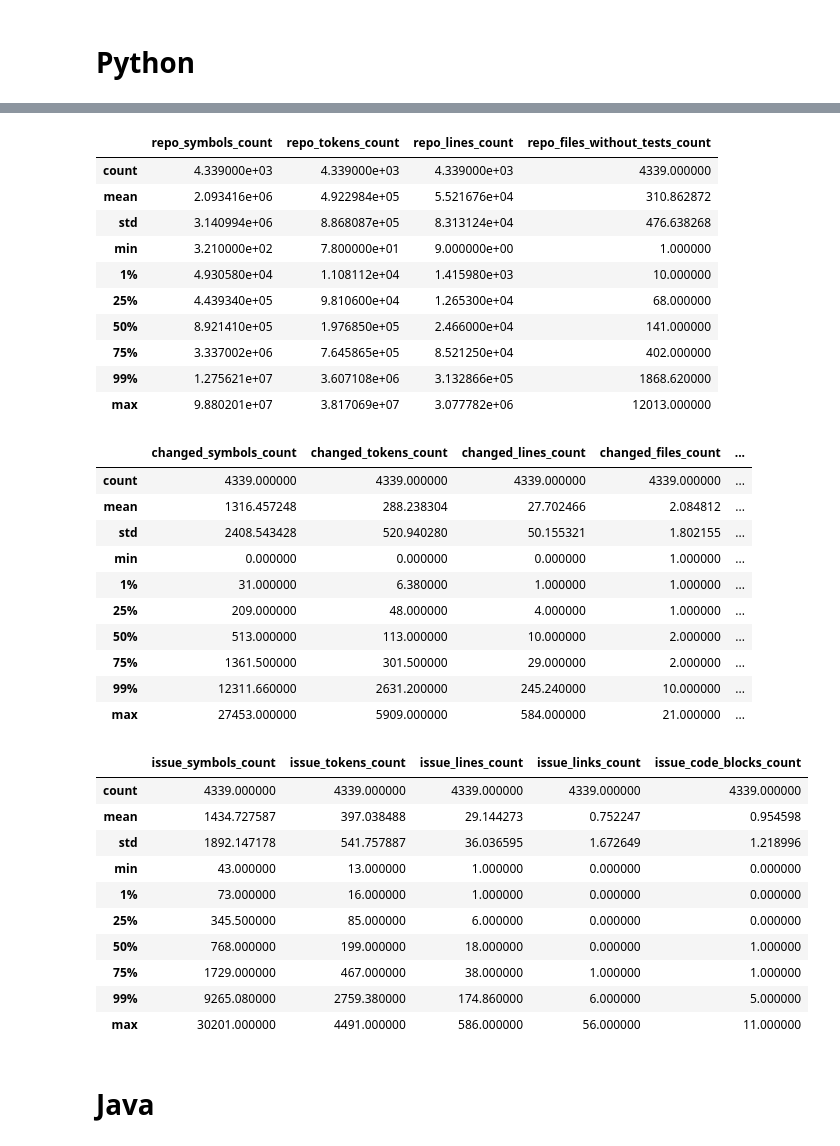
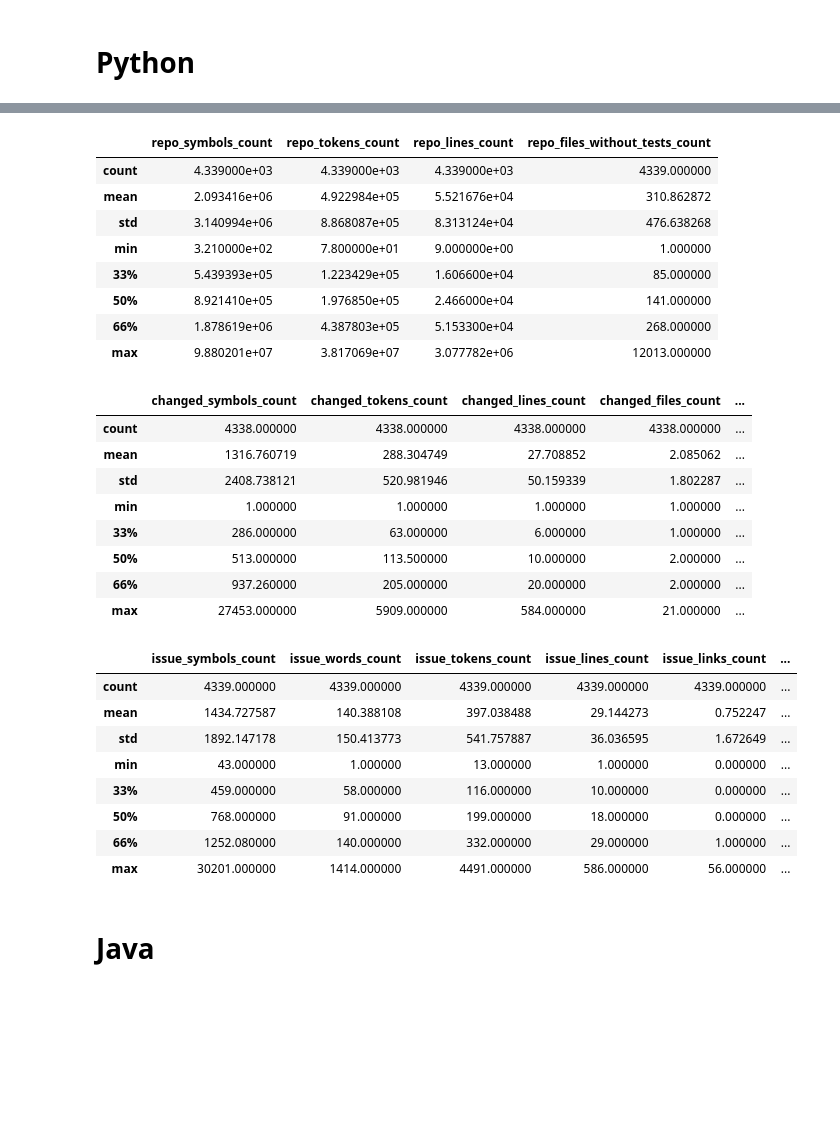
Before and after one commit to JetBrains-Research/lca-baselines, a Jupyter notebook: bug_localization/src/notebooks/final_data_analysis.ipynb, the cells around one changed output, grey strips where cells are left out. Saved outputs shown, nothing was run; the diff lists cells and outputs as text; code cells hidden in the pictures; blank space fills up the shorter version.

```diff
--- a/bug_localization/src/notebooks/final_data_analysis.ipynb
+++ b/bug_localization/src/notebooks/final_data_analysis.ipynb
@@ -34,7 +34,7 @@ You can remove this warning by passing 'verification_mode=no_checks' instead.
 # %%
 repos_columns = ['repo_symbols_count', 'repo_tokens_count', 'repo_lines_count', 'repo_files_without_tests_count']
 diff_columns = ['changed_symbols_count', 'changed_tokens_count', 'changed_lines_count', 'changed_files_count', 'changed_files_without_tests_count']
-issue_columns = ['issue_symbols_count', 'issue_tokens_count', 'issue_lines_count', 'issue_links_count', 'issue_code_blocks_count']
+issue_columns = ['issue_symbols_count', 'issue_words_count', 'issue_tokens_count', 'issue_lines_count', 'issue_links_count', 'issue_code_blocks_count']
 # %%
 print("Data point count:")
 print("total:", len(dfs['py']) + len(dfs['java']) + len(dfs['kt']) + len(dfs['mixed']))
@@ -81,45 +81,39 @@ dfs['py'][:5]
 # %%
-dfs['py'][repos_columns].describe(percentiles=[.01, .25, .5, .75, .99])
+dfs['py'][repos_columns].describe(percentiles=[.33, .66])
 # %% [output]
 |  | repo_symbols_count | repo_tokens_count | repo_lines_count | repo_files_without_tests_count |
 | count | 4.339000e+03 | 4.339000e+03 | 4.339000e+03 | 4339.000000 |
 | mean | 2.093416e+06 | 4.922984e+05 | 5.521676e+04 | 310.862872 |
 | std | 3.140994e+06 | 8.868087e+05 | 8.313124e+04 | 476.638268 |
 | min | 3.210000e+02 | 7.800000e+01 | 9.000000e+00 | 1.000000 |
-| 1% | 4.930580e+04 | 1.108112e+04 | 1.415980e+03 | 10.000000 |
-| 25% | 4.439340e+05 | 9.810600e+04 | 1.265300e+04 | 68.000000 |
+| 33% | 5.439393e+05 | 1.223429e+05 | 1.606600e+04 | 85.000000 |
 | 50% | 8.921410e+05 | 1.976850e+05 | 2.466000e+04 | 141.000000 |
-| 75% | 3.337002e+06 | 7.645865e+05 | 8.521250e+04 | 402.000000 |
-| 99% | 1.275621e+07 | 3.607108e+06 | 3.132866e+05 | 1868.620000 |
+| 66% | 1.878619e+06 | 4.387803e+05 | 5.153300e+04 | 268.000000 |
 | max | 9.880201e+07 | 3.817069e+07 | 3.077782e+06 | 12013.000000 |
 # %%
-dfs['py'][diff_columns].describe(percentiles=[.01, .25, .5, .75, .99])
+dfs['py'][diff_columns].describe(percentiles=[.33, .66])
 # %% [output]
 |  | changed_symbols_count | changed_tokens_count | changed_lines_count | changed_files_count | ... |
-| count | 4339.000000 | 4339.000000 | 4339.000000 | 4339.000000 | ... |
-| mean | 1316.457248 | 288.238304 | 27.702466 | 2.084812 | ... |
-| std | 2408.543428 | 520.940280 | 50.155321 | 1.802155 | ... |
-| min | 0.000000 | 0.000000 | 0.000000 | 1.000000 | ... |
-| 1% | 31.000000 | 6.380000 | 1.000000 | 1.000000 | ... |
-| 25% | 209.000000 | 48.000000 | 4.000000 | 1.000000 | ... |
-| 50% | 513.000000 | 113.000000 | 10.000000 | 2.000000 | ... |
-| 75% | 1361.500000 | 301.500000 | 29.000000 | 2.000000 | ... |
-| 99% | 12311.660000 | 2631.200000 | 245.240000 | 10.000000 | ... |
+| count | 4338.000000 | 4338.000000 | 4338.000000 | 4338.000000 | ... |
+| mean | 1316.760719 | 288.304749 | 27.708852 | 2.085062 | ... |
+| std | 2408.738121 | 520.981946 | 50.159339 | 1.802287 | ... |
+| min | 1.000000 | 1.000000 | 1.000000 | 1.000000 | ... |
+| 33% | 286.000000 | 63.000000 | 6.000000 | 1.000000 | ... |
+| 50% | 513.000000 | 113.500000 | 10.000000 | 2.000000 | ... |
+| 66% | 937.260000 | 205.000000 | 20.000000 | 2.000000 | ... |
 | max | 27453.000000 | 5909.000000 | 584.000000 | 21.000000 | ... |
 # %%
-dfs['py'][issue_columns].describe(percentiles=[.01, .25, .5, .75, .99])
+dfs['py'][issue_columns].describe(percentiles=[.33, .66])
 # %% [output]
-|  | issue_symbols_count | issue_tokens_count | issue_lines_count | issue_links_count | issue_code_blocks_count |
-| count | 4339.000000 | 4339.000000 | 4339.000000 | 4339.000000 | 4339.000000 |
-| mean | 1434.727587 | 397.038488 | 29.144273 | 0.752247 | 0.954598 |
-| std | 1892.147178 | 541.757887 | 36.036595 | 1.672649 | 1.218996 |
-| min | 43.000000 | 13.000000 | 1.000000 | 0.000000 | 0.000000 |
-| 1% | 73.000000 | 16.000000 | 1.000000 | 0.000000 | 0.000000 |
-| 25% | 345.500000 | 85.000000 | 6.000000 | 0.000000 | 0.000000 |
-| 50% | 768.000000 | 199.000000 | 18.000000 | 0.000000 | 1.000000 |
-| 75% | 1729.000000 | 467.000000 | 38.000000 | 1.000000 | 1.000000 |
-| 99% | 9265.080000 | 2759.380000 | 174.860000 | 6.000000 | 5.000000 |
-| max | 30201.000000 | 4491.000000 | 586.000000 | 56.000000 | 11.000000 |
+|  | issue_symbols_count | issue_words_count | issue_tokens_count | issue_lines_count | issue_links_count | ... |
+| count | 4339.000000 | 4339.000000 | 4339.000000 | 4339.000000 | 4339.000000 | ... |
+| mean | 1434.727587 | 140.388108 | 397.038488 | 29.144273 | 0.752247 | ... |
+| std | 1892.147178 | 150.413773 | 541.757887 | 36.036595 | 1.672649 | ... |
+| min | 43.000000 | 1.000000 | 13.000000 | 1.000000 | 0.000000 | ... |
+| 33% | 459.000000 | 58.000000 | 116.000000 | 10.000000 | 0.000000 | ... |
+| 50% | 768.000000 | 91.000000 | 199.000000 | 18.000000 | 0.000000 | ... |
+| 66% | 1252.080000 | 140.000000 | 332.000000 | 29.000000 | 1.000000 | ... |
+| max | 30201.000000 | 1414.000000 | 4491.000000 | 586.000000 | 56.000000 | ... |
 # %% [markdown]
 # Java
 # %%
```
Also changed, not shown: parts of 14 cells of this notebook, 48 other files.
